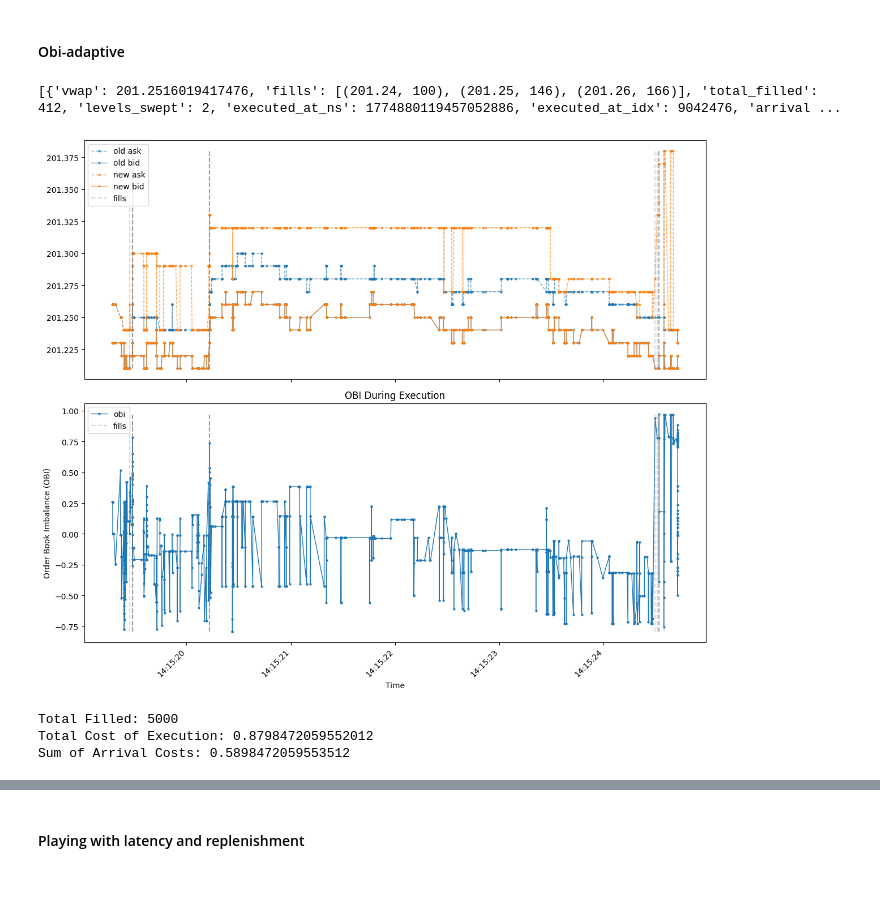
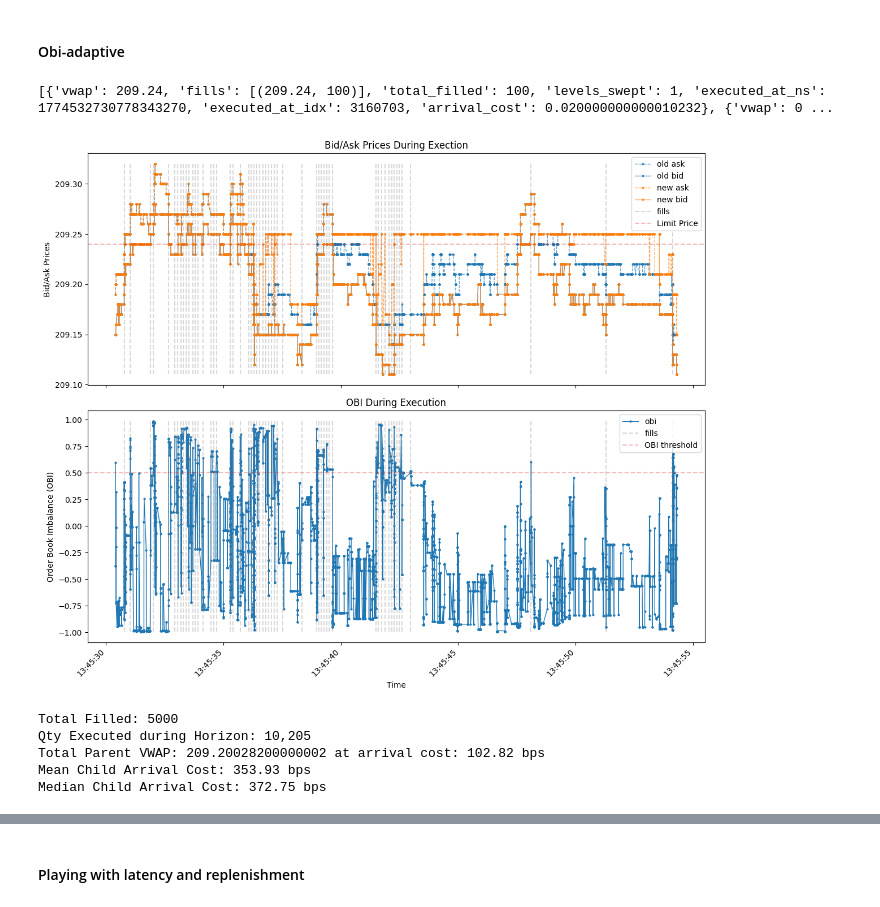
Before and after one commit to MichaelCusackNelkin/SAF_Final_Project, a Jupyter notebook: whitepaper/code/milestone_clean.ipynb, the cells around one changed output, grey strips where cells are left out. Drawn from its saved outputs; the diff is of its cells as text; code cells hidden in the pictures.

```diff
--- a/whitepaper/code/milestone_clean.ipynb
+++ b/whitepaper/code/milestone_clean.ipynb
@@ -16,10 +16,10 @@ adapter = DatabentoGenericAdapter(os.getenv("DATABENTO_API_KEY"))
 df, map = await adapter.get_data(
     tickers=["CSCO", "AMZN", "DRH"],
     start_date="2026-03-25",
-    end_date="2026-03-31",
+    end_date="2026-03-27",
     dataset="XNAS.ITCH",
     schema="MBP-10",
-    cache_only=True
+    cache_only=False
 )
 map = {v: k for k,v in map.items()}
 
@@ -40,5 +40,5 @@ shape: (5, 74)
 # %%
-cols = ["ts_event", "instrument_id"] + [
+cols = ["ts_event", "instrument_id", "action", "price", "size"] + [
     col for n in range(0, 10)
     for col in [f"bid_px_{str(n).zfill(2)}", f"ask_px_{str(n).zfill(2)}", f"bid_sz_{str(n).zfill(2)}", f"ask_sz_{str(n).zfill(2)}"]
 ]
@@ -86,8 +75,8 @@ shape: (5, 44)
 # %%
 LATENCY = 50_000 #50us in ns
-REPLENISHMENT = 30.0 #poisson rate of replenishment using wall-clock
+REPLENISHMENT = 10.0 #poisson rate of replenishment using wall-clock
 PARENT_QTY = 5_000
-SEED = 42
+SEED = 12345
 # %% [markdown]
 #### naive filler
 # %%
@@ -241,17 +248,24 @@ Sum of Arrival Costs: 0.5106799999999794
 # %% [markdown]
 #### Obi-adaptive
 # %%
+MIN_NS = 100_000_000 #100ms
+MIN_SHARES = 0
+SIDE = "BUY"
+LMT = old_df.sample(seed=SEED)["ask_px_03" if SIDE == "BUY" else "bid_px_03"].item()
+THRESHOLD = 0.5
+HORIZON = 60 * 1e9
 ts = old_df.sample(seed=SEED)["ts_nano"][0]
-# ts = pd.Timestamp('2026-03-26 15:03:24.367771512').value
 sim = ExecutionSimulator(old_df, latency_ns=LATENCY, replenishment_rate=REPLENISHMENT)
-results, new_df, candidates = sim.obi_adaptive_fill("BUY", PARENT_QTY, ts, max_size=750, threshold=0.5, horizon=20*1e9)
+results, new_df, candidates = sim.obi_adaptive_fill(SIDE, PARENT_QTY, ts, limit_price=LMT,
+                                                    max_size=500, threshold=THRESHOLD, horizon=HORIZON,
+                                                    min_interval_ns=MIN_NS, min_shares_between=MIN_SHARES)
 new_df = new_df.with_columns(((pl.col("ask_px_00") + pl.col("bid_px_00")) / 2).alias("mid"))
 new_df = new_df.with_columns(
     ((pl.col("bid_sz_00") - pl.col("ask_sz_00")) / (pl.col("bid_sz_00") + pl.col("ask_sz_00"))).alias("obi")
 )
 print(results)
 # %% [output]
-[{'vwap': 201.2516019417476, 'fills': [(201.24, 100), (201.25, 146), (201.26, 166)], 'total_filled': 412, 'levels_swept': 2, 'executed_at_ns': 1774880119457052886, 'executed_at_idx': 9042476, 'arrival ...
+[{'vwap': 209.24, 'fills': [(209.24, 100)], 'total_filled': 100, 'levels_swept': 1, 'executed_at_ns': 1774532730778343270, 'executed_at_idx': 3160703, 'arrival_cost': 0.020000000000010232}, {'vwap': 0 ...
 # %%
 import matplotlib.dates as mdates
 from matplotlib.ticker import ScalarFormatter
@@ -279,39 +293,54 @@ ax[0].plot(x_old, old_df["ask_px_00"][i_start:i_end], marker="o", markersize = 2
 ax[0].plot(x_old, old_df["bid_px_00"][i_start:i_end], marker="o", markersize = 2, linewidth=1, color="tab:blue", label="old bid", alpha=0.7)
 ax[0].plot(x_new, new_df["ask_px_00"][i_start:i_end], marker="o", markersize = 2, linewidth=1, linestyle="--", color="tab:orange", label="new ask", alpha=0.7)
 ax[0].plot(x_new, new_df["bid_px_00"][i_start:i_end], marker="o", markersize = 2, linewidth=1, color="tab:orange", label="new bid", alpha=0.7)
 ax[0].vlines(fill_times, ymin=min(new_df['bid_px_00'][i_start:i_end]), ymax=max(new_df['ask_px_00'][i_start:i_end]),
         linestyle="--", alpha=0.3, color="tab:gray", label="fills")
-ax[1].set_ylabel("Bid/Ask Prices")
-ax[1].set_title("Bid/Ask Prices During Exection")
+ax[0].set_ylabel("Bid/Ask Prices")
+ax[0].set_title("Bid/Ask Prices During Exection")
+ax[0].axhline(LMT, linestyle="--", alpha=0.3, color="tab:red", label="Limit Price" )
 
 # -- OBI --
 ax[1].plot(x_new, new_df["obi"][i_start:i_end], marker="o", markersize = 2, linewidth=1, label="obi")
 ax[1].vlines(fill_times, ymin=min(new_df['obi'][i_start:i_end]), ymax=max(new_df['obi'][i_start:i_end]),
         linestyle="--", alpha=0.3, color="tab:gray", label="fills")
+ax[1].axhline(THRESHOLD, linestyle="--", alpha=0.3, color="tab:red", label="OBI threshold")
 ax[1].set_ylabel("Order Book Imbalance (OBI)")
 ax[1].set_title("OBI During Execution")
 
 for a in ax:
         a.xaxis.set_major_formatter(mdates.DateFormatter('%H:%M:%S'))
         a.xaxis.set_major_locator(mdates.AutoDateLocator())
         a.yaxis.set_major_formatter(ScalarFormatter(useOffset=False))
         a.ticklabel_format(style='plain', axis='y')
         a.set_xlabel("Time")
         a.legend()
 
 fig.autofmt_xdate(rotation=45)
 plt.tight_layout()
 plt.savefig(f'plots/obi-aware_fill_{SEED}.png', dpi=300, bbox_inches='tight')
 plt.show()
 
 
 # --- Analysis --
 p0=old_df.filter(pl.col("ts_nano") == ts)['mid'][0]
-print(f"Total Filled: {np.sum([r["total_filled"] for r in results if r["vwap"] != 0.0])}")
-print(f"Total Cost of Execution: {np.sum([r["vwap"] - p0 for r in results if r["vwap"] != 0.0])}")
-print(f"Sum of Arrival Costs: {np.sum([r["arrival_cost"]for r in results if r["vwap"] != 0.0])}")
+qty_over_h = new_df.filter(pl.col("action") == "T",
+              pl.col("ts_event") > fill_times[0],
+              pl.col("ts_event") < fill_times[-1]).select(pl.col("size")).sum().item()
+total_vwap = np.sum([r["vwap"]*r["total_filled"] for r in results if r["vwap"] != 0.0]) / np.sum([r["total_filled"] for r in results if r["vwap"] != 0.0])
+total_filled = np.sum([r["total_filled"] for r in results if r["vwap"] != 0.0])
+mean_child_arrival_cost = np.mean([r["arrival_cost"] for r in results if r["vwap"] != 0.0])
+median_child_arrival_cost = np.median([r["arrival_cost"] for r in results if r["vwap"] != 0.0])
+
+
+print(f"Total Filled: {total_filled}")
+print(f"Qty Executed during Horizon: {qty_over_h:,.0f}")
+print(f"Total Parent VWAP: {total_vwap} at arrival cost: {(total_vwap - p0) * 10_000:,.2f} bps")
+print(f"Mean Child Arrival Cost: {mean_child_arrival_cost * 10_000:,.2f} bps")
+print(f"Median Child Arrival Cost: {median_child_arrival_cost * 10_000:,.2f} bps")
 # %% [output]
-[figure, old version]
+[figure, new version]
 Total Filled: 5000
-Total Cost of Execution: 0.8798472059552012
-Sum of Arrival Costs: 0.5898472059553512
+Qty Executed during Horizon: 10,205
+Total Parent VWAP: 209.20028200000002 at arrival cost: 102.82 bps
+Mean Child Arrival Cost: 353.93 bps
+Median Child Arrival Cost: 372.75 bps
```
Also changed, not shown: parts of 17 cells of this notebook, 10 other files.
